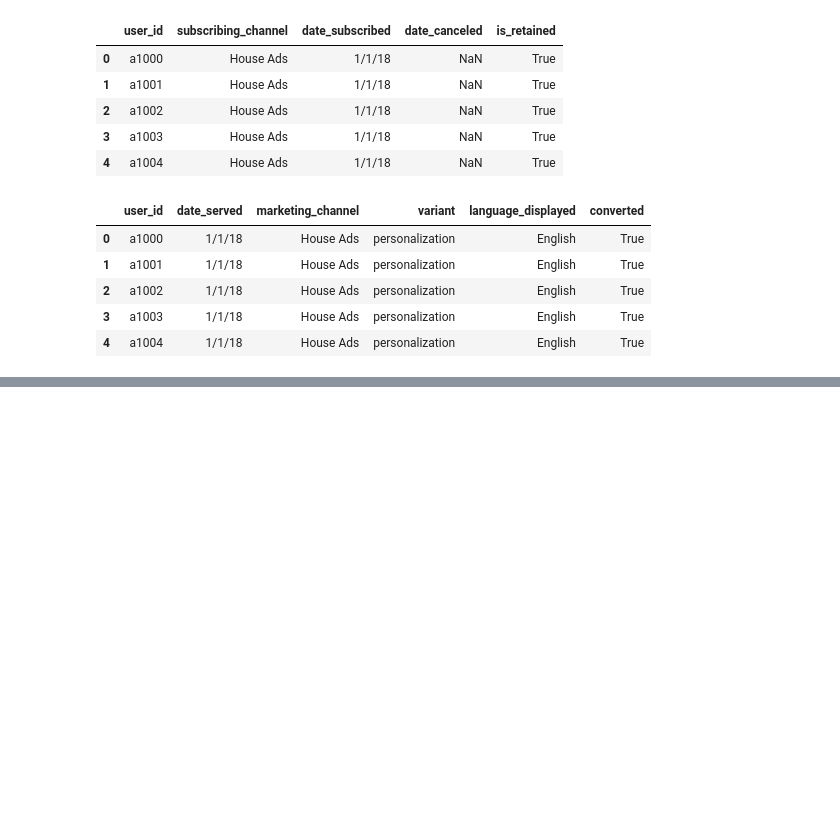
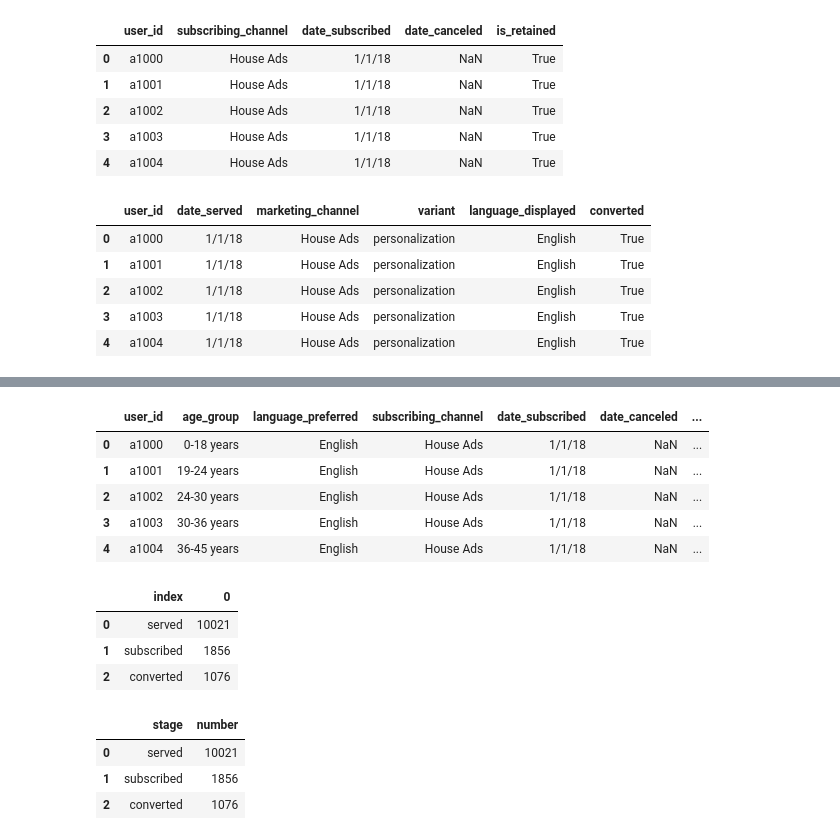
Before and after one commit to GlebiUSS/My_py, a Jupyter notebook: notebooks/Less_5_HW.ipynb, the cells around one changed output, grey strips where cells are left out. Saved outputs shown, nothing was run; the diff lists cells and outputs as text; code cells hidden in the pictures; blank space fills up the shorter version.

```diff
--- a/notebooks/Less_5_HW.ipynb
+++ b/notebooks/Less_5_HW.ipynb
@@ -60,0 +75,37 @@ memory usage: 1019.4+ KB
+# %%
+# Для удоства последующих расчетов, перекодируем названия событий в 0/1 с помощью лямбда-функции
+df['served'] = df['date_served'].fillna(0).apply(lambda x: 1 if x!=0 else 0)
+df['subscribed'] = df['date_subscribed'].fillna(0).apply(lambda x: 1 if x!=0 else 0)
+df['converted'] = df['converted'].apply(lambda x: 1 if x == True else 0)
+
+df.head()
+
+
+#
+#df['date'] = pd.to_datetime(df['date'], errors='coerce')
+#df['weekday']= df['date'].dt.day_name()
+#df['month']= df['date'].dt.month_name()
+#df.head()
+# %% [output]
+|  | user_id | age_group | language_preferred | subscribing_channel | date_subscribed | date_canceled | ... |
+| 0 | a1000 | 0-18 years | English | House Ads | 1/1/18 | NaN | ... |
+| 1 | a1001 | 19-24 years | English | House Ads | 1/1/18 | NaN | ... |
+| 2 | a1002 | 24-30 years | English | House Ads | 1/1/18 | NaN | ... |
+| 3 | a1003 | 30-36 years | English | House Ads | 1/1/18 | NaN | ... |
+| 4 | a1004 | 36-45 years | English | House Ads | 1/1/18 | NaN | ... |
+# %%
+summary = df[['served', 'subscribed','converted']].sum().reset_index()
+summary.head()
+# %% [output]
+|  | index | 0 |
+| 0 | served | 10021 |
+| 1 | subscribed | 1856 |
+| 2 | converted | 1076 |
+# %%
+summary= summary.rename(columns = {'index':'stage', 0:'number'})
+summary.head()
+# %% [output]
+|  | stage | number |
+| 0 | served | 10021 |
+| 1 | subscribed | 1856 |
+| 2 | converted | 1076 |
```
Also changed, not shown: parts of 10 cells of this notebook, 2 other files.
